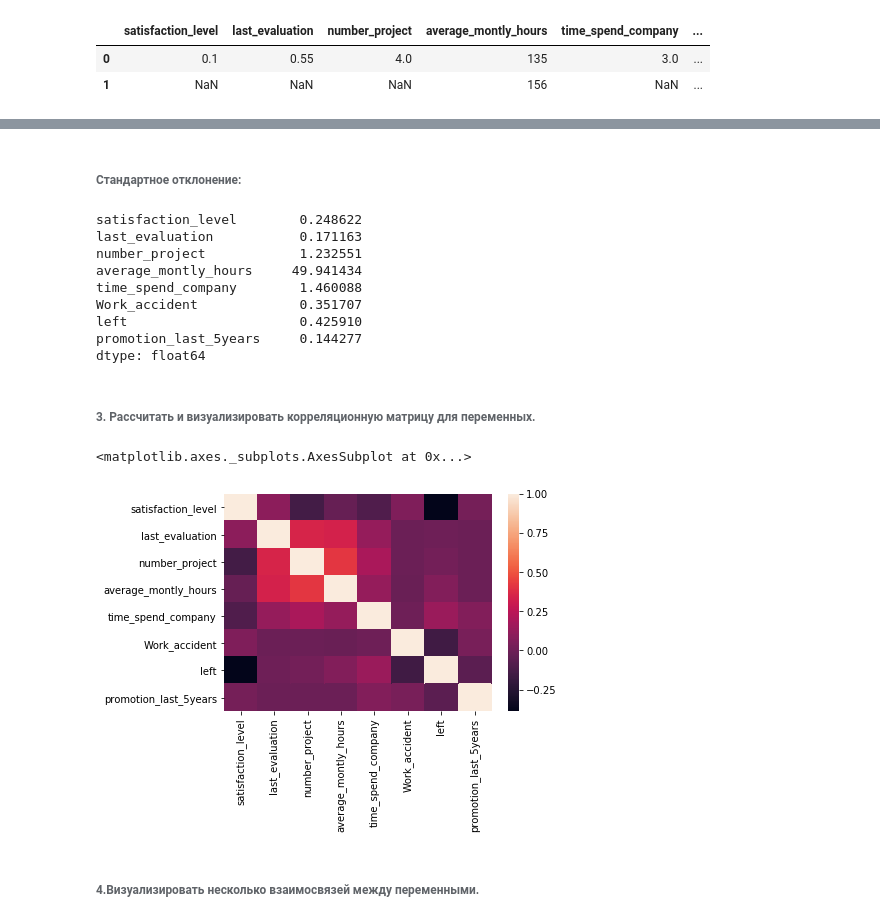
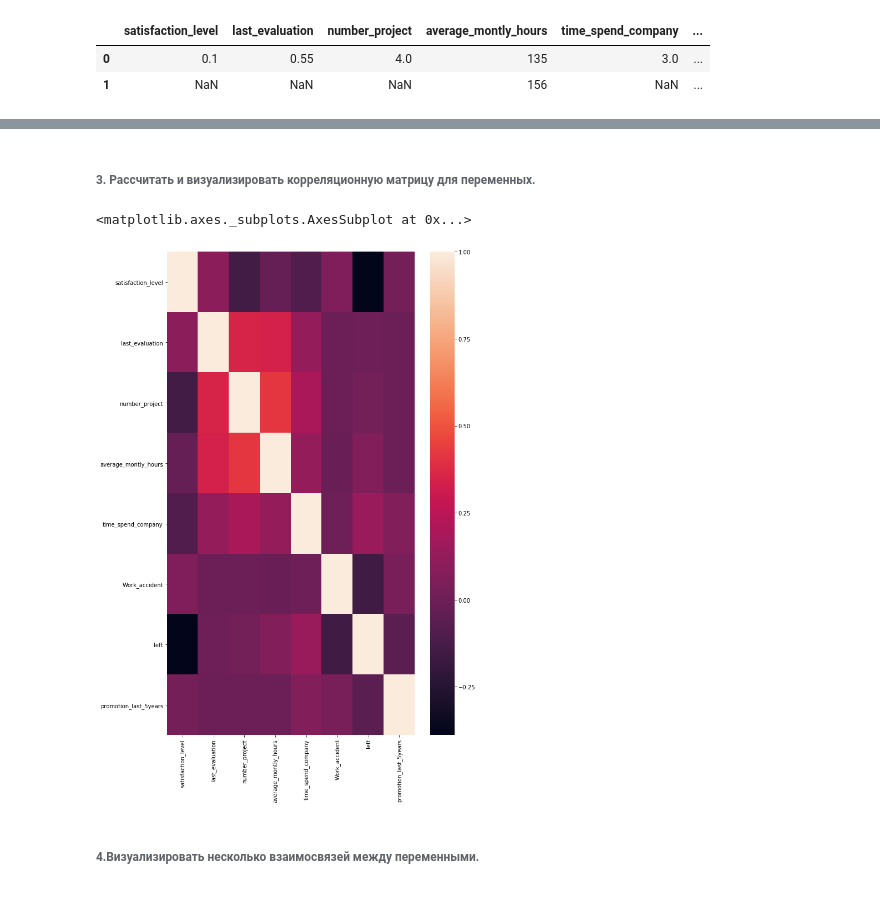
Before and after one commit to olgakhamtsova/netology, a Jupyter notebook: FW_Khamtsova.ipynb, the cells around one changed output, grey strips where cells are left out. Cells and saved outputs as stored; diff of their text form; code cells hidden in the pictures.

```diff
--- a/FW_Khamtsova.ipynb
+++ b/FW_Khamtsova.ipynb
@@ -6,7 +6,7 @@ import numpy as np
 import scipy.stats as sts
 import matplotlib.pyplot as plt
 # %%
-df = pd.read_csv('c:\\temp\\HR.csv')
+df = pd.read_csv('HR.csv')
 df.head()
 # %% [output]
 |  | satisfaction_level | last_evaluation | number_project | average_montly_hours | time_spend_company | ... |
@@ -86,28 +48,15 @@ dtype: object
-# %% [markdown]
-###### Стандартное отклонение:
-# %%
-np.std(df)
-# %% [output]
-satisfaction_level        0.248622
-last_evaluation           0.171163
-number_project            1.232551
-average_montly_hours     49.941434
-time_spend_company        1.460088
-Work_accident             0.351707
-left                      0.425910
-promotion_last_5years     0.144277
-dtype: float64
 # %% [markdown]
 ###### 3. Рассчитать и визуализировать корреляционную матрицу для переменных.
 # %%
 import seaborn as sns
 corr = df.corr()
+plt.figure(figsize=(10, 16))
 sns.heatmap(corr,
       xticklabels=corr.columns.values,
       yticklabels=corr.columns.values)
 # %% [output]
 <matplotlib.axes._subplots.AxesSubplot at 0x...>
-[figure, old version]
+[figure, new version]
 # %% [markdown]
 ###### 4.Визуализировать несколько взаимосвязей между переменными.
 # %%
```
Also changed, not shown: parts of 13 cells of this notebook.
